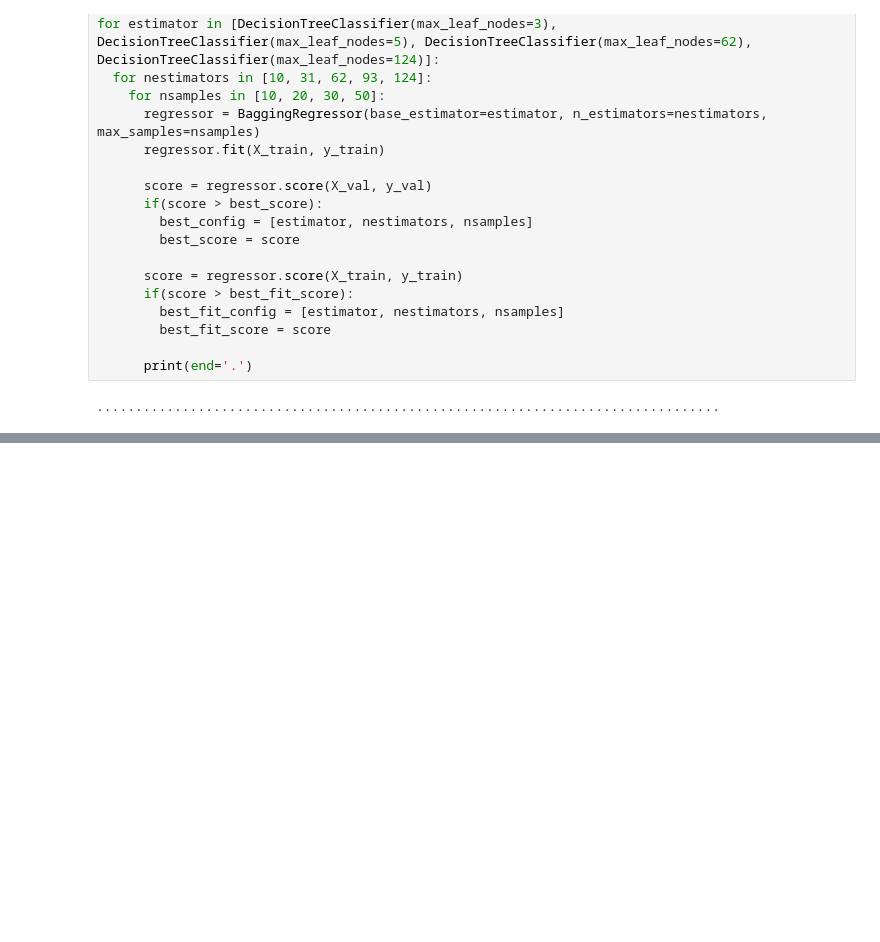
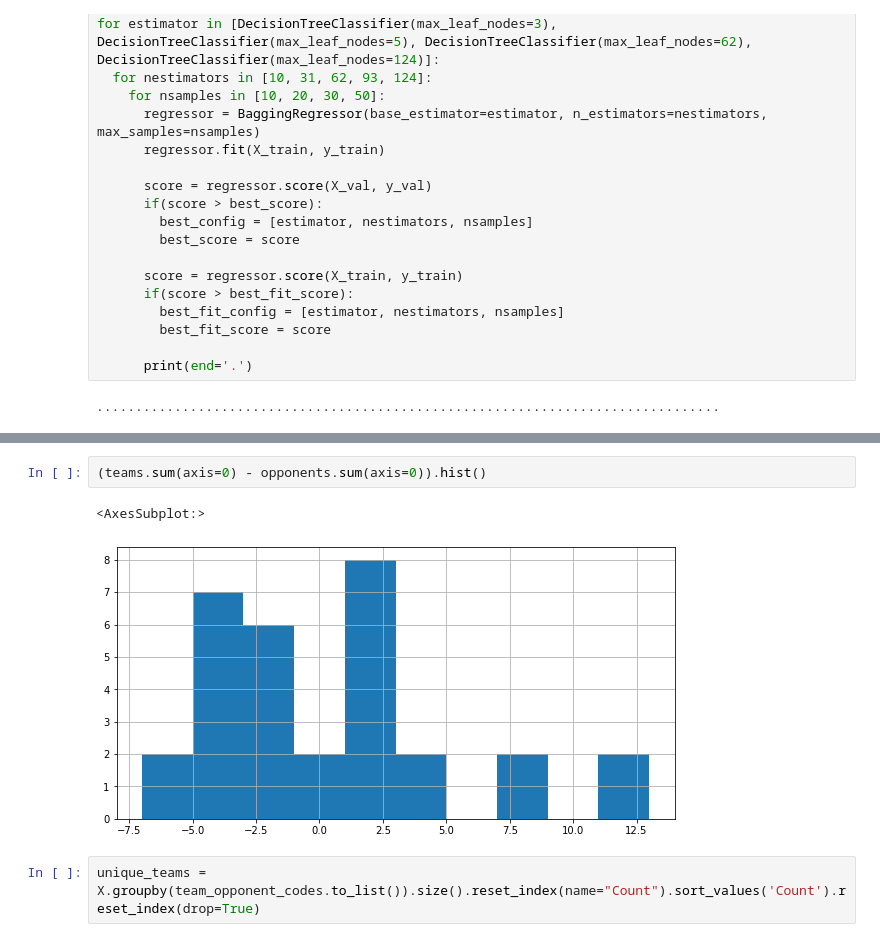
Before and after one commit to Eric-w-H/ORIE4741_Project, a Jupyter notebook: models/last-n-games-scores-only.ipynb, the cells around one changed output, grey strips where cells are left out. Cells and saved outputs as stored; diff of their text form; blank space fills up the shorter version.

```diff
--- a/models/last-n-games-scores-only.ipynb
+++ b/models/last-n-games-scores-only.ipynb
@@ -200,0 +243,7 @@ array([[0.5, 0. , 0.5]])
+# %%
+(teams.sum(axis=0) - opponents.sum(axis=0)).hist()
+# %% [output]
+<AxesSubplot:>
+[figure, added]
+# %%
+unique_teams = X.groupby(team_opponent_codes.to_list()).size().reset_index(name="Count").sort_values('Count').reset_index(drop=True)
```
Also changed, not shown: parts of 16 cells of this notebook, 1 other file.
